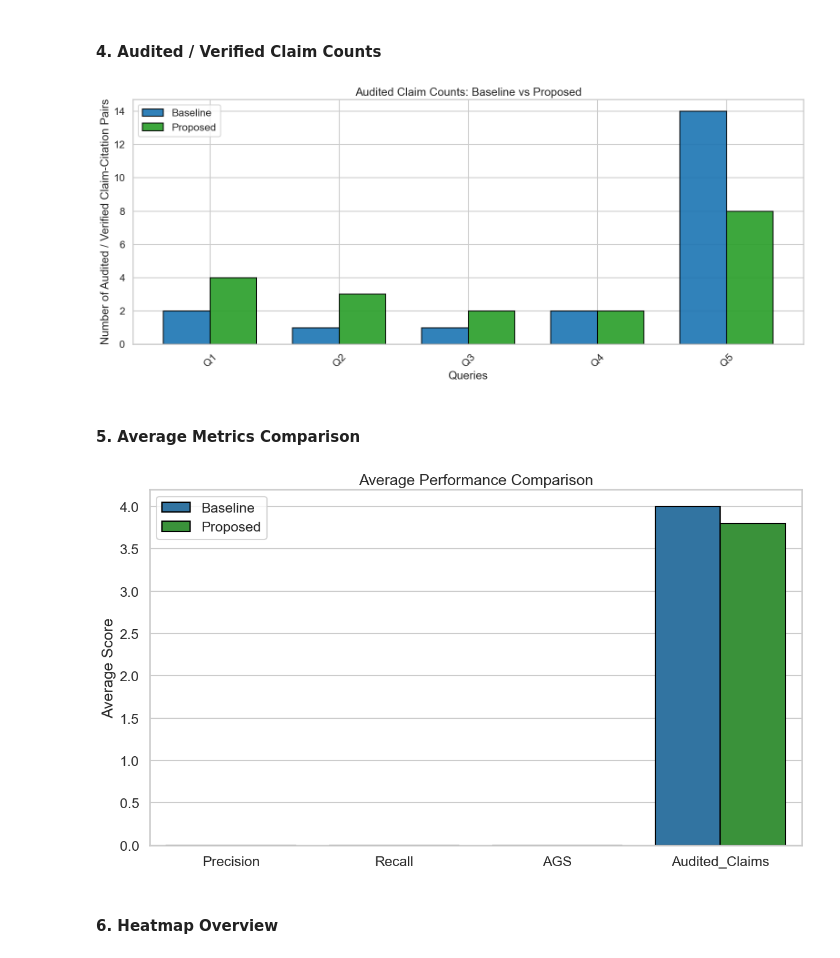
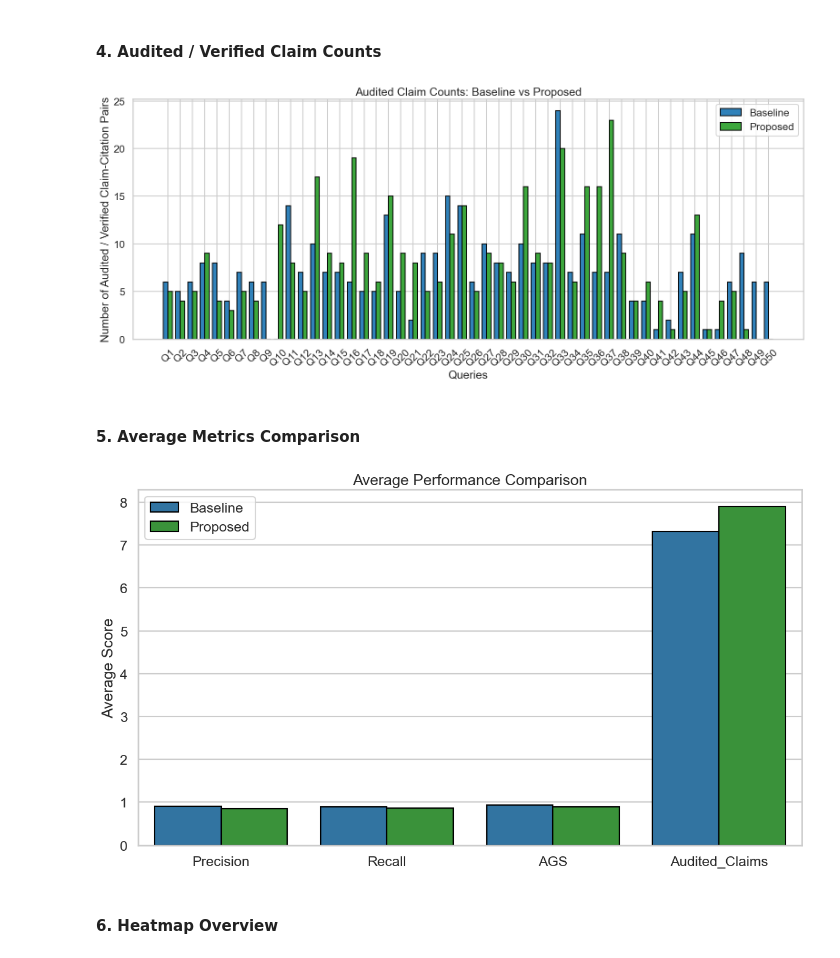
Before and after one commit to Josna-cardoza/rag-source-attribution, a Jupyter notebook: notebooks/main.ipynb, the cells around one changed output. Saved outputs shown, nothing was run; the diff lists cells and outputs as text; code cells hidden in the pictures.

```diff
--- a/notebooks/main.ipynb
+++ b/notebooks/main.ipynb
@@ -907,9 +963,12 @@ aar_reranker = CrossEncoder(
     max_length=256,
     tokenizer_args={"fix_mistral_regex": True}
 )
+# %%
+# External auditor initialization for baseline and proposed claim citation pair measurement
+citation_auditor = CitationAuditEvaluator(aar_reranker, margin_threshold=0.35)
 # %%
 # AAR Reranking
-def Proposed_Attribution_Aware_Reranking(query, passages, top_n=5):
+def Proposed_Attribution_Aware_Reranking(query, passages, top_n=3):
     model_inputs = Build_Model_Inputs(query, passages)
     scores = aar_reranker.predict(model_inputs, batch_size=8)
 
@@ -929,7 +988,7 @@ def Proposed_Attribution_Aware_Reranking(query, passages, top_n=5):
 # %%
 # CVL Implementation
 class CorrectiveVerificationLoop:
-    def __init__(self, aar_model, searcher, threshold=0.35):
+    def __init__(self, aar_model, searcher, threshold=0.8):
         self.evaluator = aar_model # trained AAR Cross-Encoder
         self.searcher = searcher    # Pyserini LuceneSearcher
         self.threshold = threshold  # Confidence required to "Pass"
@@ -1253,0 +1317,25 @@ Saved:
+# %%
+# Load grouped query metadata
+with open(evaluation_queries, "r") as f:
+    query_data = json.load(f)
+
+query_meta_df = pd.DataFrame(query_data["queries"])
+
+# Keep only metadata fields needed for grouping
+query_meta_df = query_meta_df[["query", "hypothesis_type", "domain", "difficulty", "performance_group"]]
+
+# Merge with results_df
+results_df = results_df.merge(
+    query_meta_df,
+    left_on="Query",
+    right_on="query",
+    how="left"
+)
+
+# Drop duplicate text column after merge
+results_df = results_df.drop(columns=["query"])
+
+
+
+print(results_df.columns.tolist())
+display(results_df.head())
@@ -1369,23 +1572,23 @@ save_show_plot("03_ags_comparison.png")
 # %%
 plt.figure(figsize=(16, 7))
 plt.bar(
-    x - width/2, plot_df["Baseline_Num_Verified_Claims"], width=width,
+    x - width/2, plot_df["Baseline_Num_Verified_Pairs"], width=width,
     label="Baseline", color=COLORS["baseline"],
     edgecolor="black", alpha=0.92
 )
 plt.bar(
-    x + width/2, plot_df["Proposed_Num_Verified_Claims"], width=width,
+    x + width/2, plot_df["Proposed_Num_Verified_Pairs"], width=width,
     label="Proposed", color=COLORS["proposed"],
     edgecolor="black", alpha=0.92
 )
 plt.xticks(x, plot_df["Query_Label"], rotation=45)
 plt.xlabel("Queries")
 plt.ylabel("Number of Audited / Verified Claim-Citation Pairs")
 plt.title("Audited Claim Counts: Baseline vs Proposed")
 plt.legend()
 save_show_plot("04_verified_claim_counts.png")
 # %% [output]
-[figure, old version]
+[figure, new version]
 # %% [markdown]
 #### **5. Average Metrics Comparison**
 # %%
@@ -1404,8 +1607,8 @@ avg_metrics = pd.DataFrame({
         plot_df["Proposed_AGS"].mean()
     ],
     "Audited_Claims": [
-        plot_df["Baseline_Num_Verified_Claims"].mean(),
-        plot_df["Proposed_Num_Verified_Claims"].mean()
+        plot_df["Baseline_Num_Verified_Pairs"].mean(),
+        plot_df["Proposed_Num_Verified_Pairs"].mean()
     ]
 })
 
@@ -1426,7 +1629,7 @@ plt.xlabel("")
 plt.legend(title="")
 save_show_plot("05_average_metric_comparison.png")
 # %% [output]
-[figure, old version]
+[figure, new version]
 # %% [markdown]
 #### **6. Heatmap Overview**
 # %%
```
Also changed, not shown: parts of 39 cells of this notebook, 2 other files.
